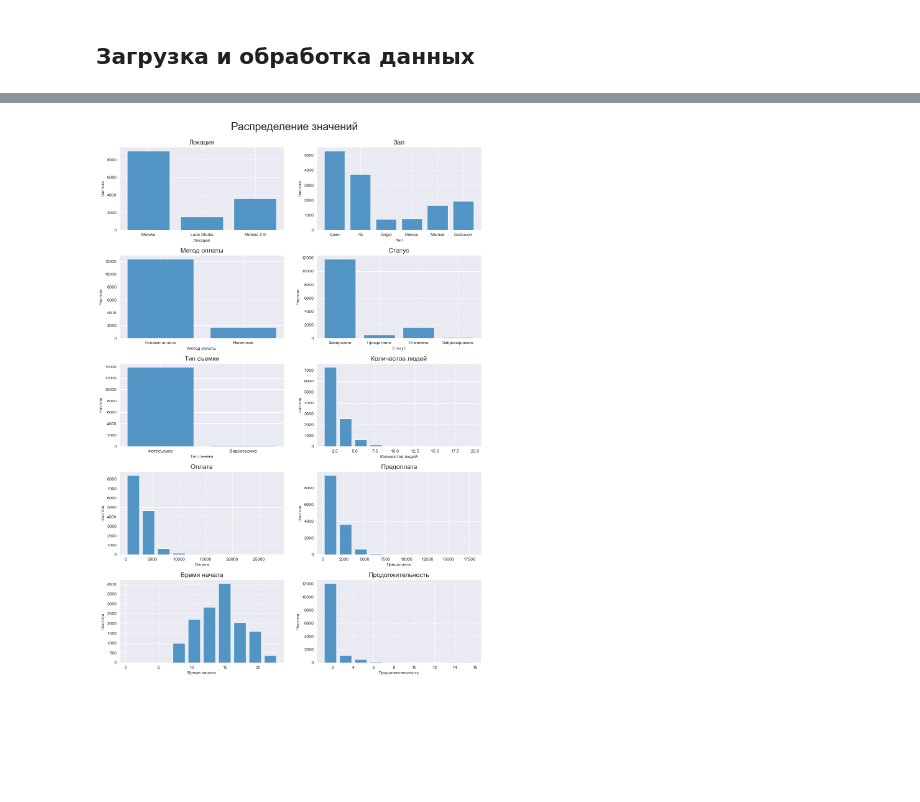
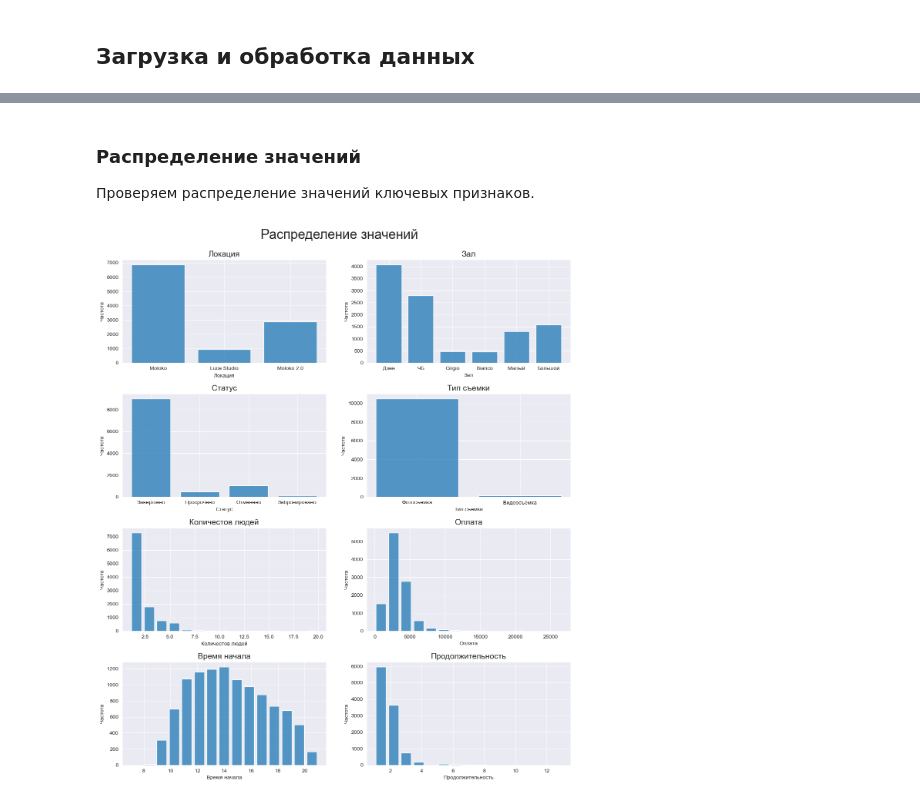
Before and after one commit to Doctorfilm/ds-moloko-forecast, a Jupyter notebook: ds-moloko-forecast.ipynb, the cells around one changed output, grey strips where cells are left out. Cells and saved outputs as stored; diff of their text form; code cells hidden in the pictures; blank space fills up the shorter version.

```diff
--- a/ds-moloko-forecast.ipynb
+++ b/ds-moloko-forecast.ipynb
@@ -72,0 +74,10 @@ df_luce = pd.read_csv('dataset/Luce+Moloko_2.0.csv', sep=';')
+# %%
+# 1. Список названий всех колонок (по согласованному шаблону)
+col_name = [
+    'id', 'location', 'hall', 'user_name', 'phone', 'payment_method', 'status', 'purpose',
+    'extras', 'people_count', 'amount', 'prepaid', 'booking_date', 'start_h', 'end_h',
+    'timeout', 'comment', 'promo_code', 'dur_h', 'utm_source', 'utm_medium', 'utm_campaign',
+    'utm_content', 'utm_term'
+]
+df_moloko.columns = col_name
+df_luce.columns = col_name
@@ -73,16 +86,12 @@ df_luce = pd.read_csv('dataset/Luce+Moloko_2.0.csv', sep=';')
 # %%
-# 1. Список названий всех колонок (по согласованному шаблону)
-col_name = [
-    'id', 'location', 'hall', 'user_name', 'phone', 'payment_method', 'status', 'purpose',
-    'extras', 'people_count', 'amount', 'prepaid', 'booking_date', 'start_time', 'end_time',
-    'timeout', 'comment', 'promo_code', 'duration', 'utm_source', 'utm_medium', 'utm_campaign',
-    'utm_content', 'utm_term'
-]
-df_moloko.columns = col_name
-df_luce.columns = col_name
-
 # 3. Объединение всех таблиц в одну
 df_main = pd.concat([df_moloko, df_luce], ignore_index=True)
 
+# 4. Убираем технические записи: user_name = 'Скородумова' (рабочая заглушка)
+df_main = df_main[~df_main['user_name'].str.replace('C', 'С').str.contains('Скородумова', na=False)].reset_index()
+
+# 5. Сохранение результата
+df_main.to_csv('dataset/studio_data.csv', index=False)
+
 df_main.sample(3)
 # %% [output]
@@ -93,19 +122,23 @@ df_main.sample(3)
+# %% [markdown]
+### Распределение значений
+
+Проверяем распределение значений ключевых признаков.
 # %%
 #Параметры для построения графиков
 list_param = [
-    'location', 'hall', 'payment_method', 'status', 'purpose',
-    'people_count', 'amount', 'prepaid', 'start_time', 'duration'
+    'location', 'hall', 'status', 'purpose',
+    'people_count', 'amount',  'start_h', 'dur_h'
 ]
 
 #Наименования параметров для построения графиков
 list_name_param = [
-    'Локация', 'Зал', 'Метод оплаты', 'Статус', 'Тип съемки',
-    'Количестов людей', 'Оплата', 'Предоплата', 'Время начала', 'Продолжительность'
+    'Локация', 'Зал',  'Статус', 'Тип съемки',
+    'Количестов людей', 'Оплата',  'Время начала', 'Продолжительность'
 ]
 #Заголовок листа
 suptitle = 'Распределение значений'
 
 #Построение графиков
 hist_graph (df_main,list_param,list_name_param , suptitle)
 # %% [output]
-[figure, old version]
+[figure, new version]
```
Also changed, not shown: parts of 51 cells of this notebook, 8 other files.
